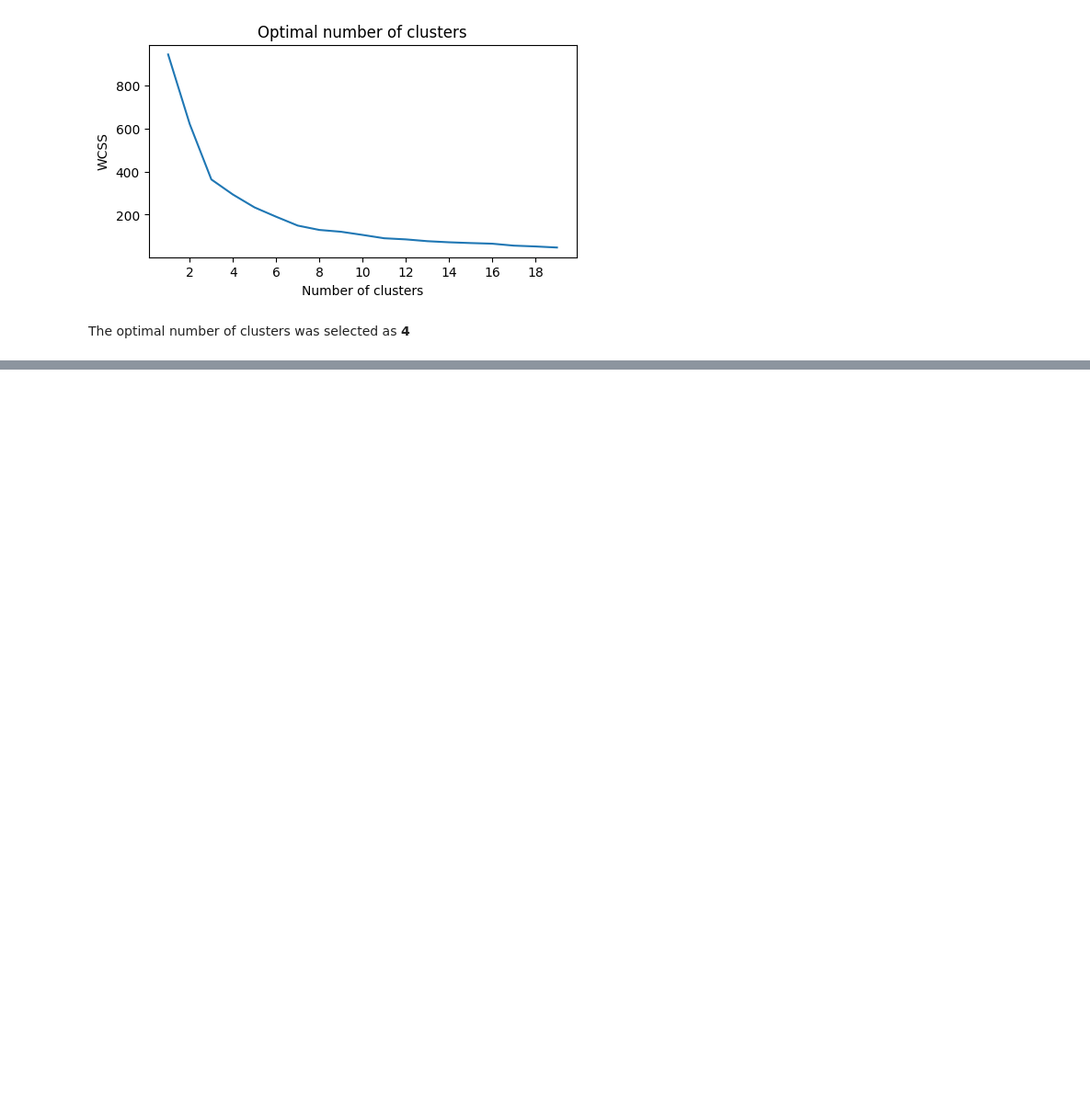
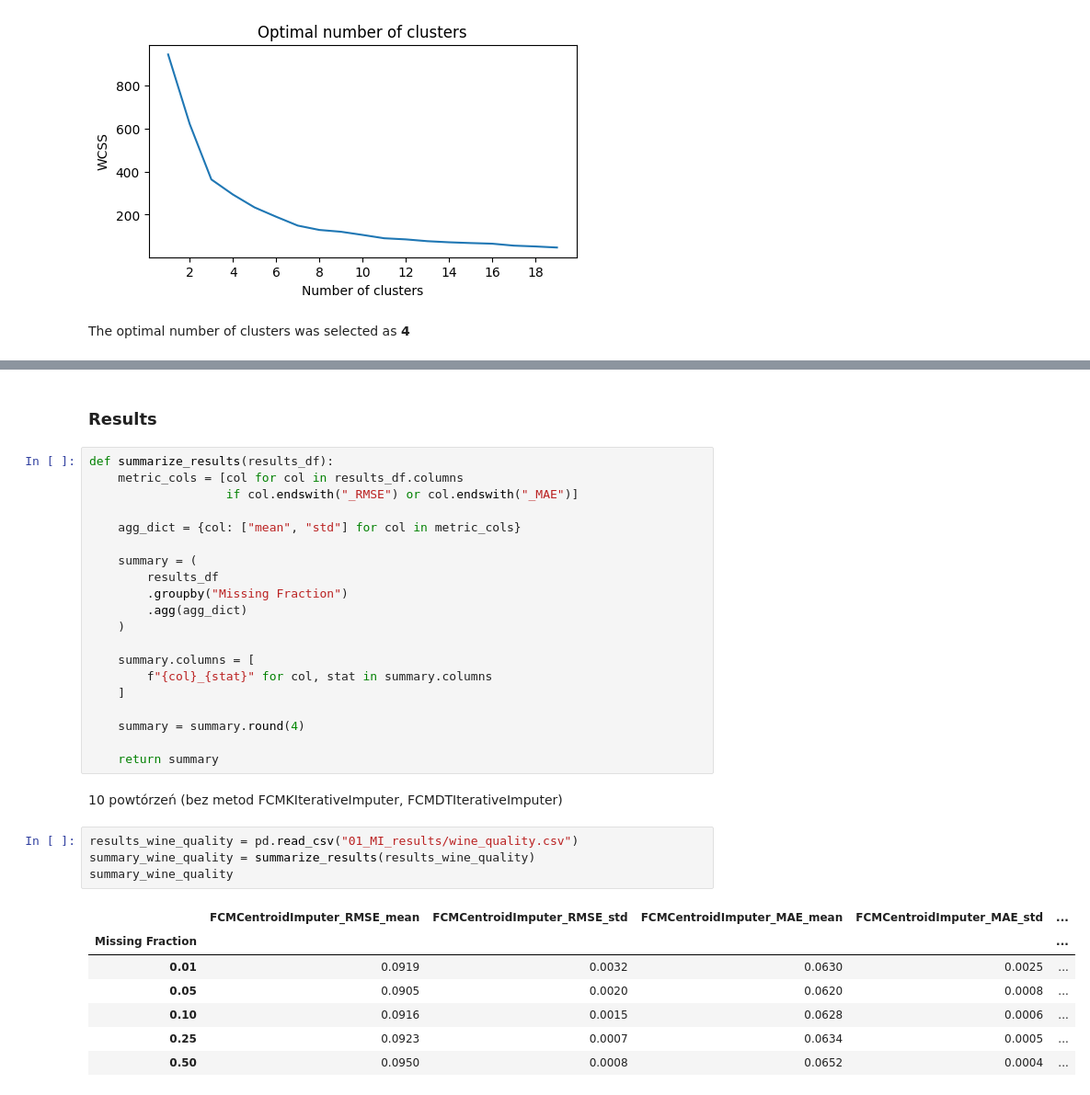
Before and after one commit to szostkawron/ficaria, a Jupyter notebook: experiments/MI.ipynb, the cells around one changed output, grey strips where cells are left out. Shown: that part at 92% size. Drawn from its saved outputs; the diff is of its cells as text; blank space fills up the shorter version.

```diff
--- a/experiments/MI.ipynb
+++ b/experiments/MI.ipynb
@@ -442,0 +611,36 @@ results_statlog_shuttle = evaluation_workflow_single(
+# %% [markdown]
+### Results
+# %%
+def summarize_results(results_df):
+    metric_cols = [col for col in results_df.columns
+                   if col.endswith("_RMSE") or col.endswith("_MAE")]
+
+    agg_dict = {col: ["mean", "std"] for col in metric_cols}
+
+    summary = (
+        results_df
+        .groupby("Missing Fraction")
+        .agg(agg_dict)
+    )
+
+    summary.columns = [
+        f"{col}_{stat}" for col, stat in summary.columns
+    ]
+
+    summary = summary.round(4)
+
+    return summary
+# %% [markdown]
+10 powtórzeń (bez metod FCMKIterativeImputer, FCMDTIterativeImputer)
+# %%
+results_wine_quality = pd.read_csv("01_MI_results/wine_quality.csv")
+summary_wine_quality = summarize_results(results_wine_quality)
+summary_wine_quality
+# %% [output]
+|  | FCMCentroidImputer_RMSE_mean | FCMCentroidImputer_RMSE_std | FCMCentroidImputer_MAE_mean | FCMCentroidImputer_MAE_std | ... |
+| Missing Fraction |  |  |  |  | ... |
+| 0.01 | 0.0919 | 0.0032 | 0.0630 | 0.0025 | ... |
+| 0.05 | 0.0905 | 0.0020 | 0.0620 | 0.0008 | ... |
+| 0.10 | 0.0916 | 0.0015 | 0.0628 | 0.0006 | ... |
+| 0.25 | 0.0923 | 0.0007 | 0.0634 | 0.0005 | ... |
+| 0.50 | 0.0950 | 0.0008 | 0.0652 | 0.0004 | ... |
```
Also changed, not shown: parts of 17 cells of this notebook, 2 other files.
